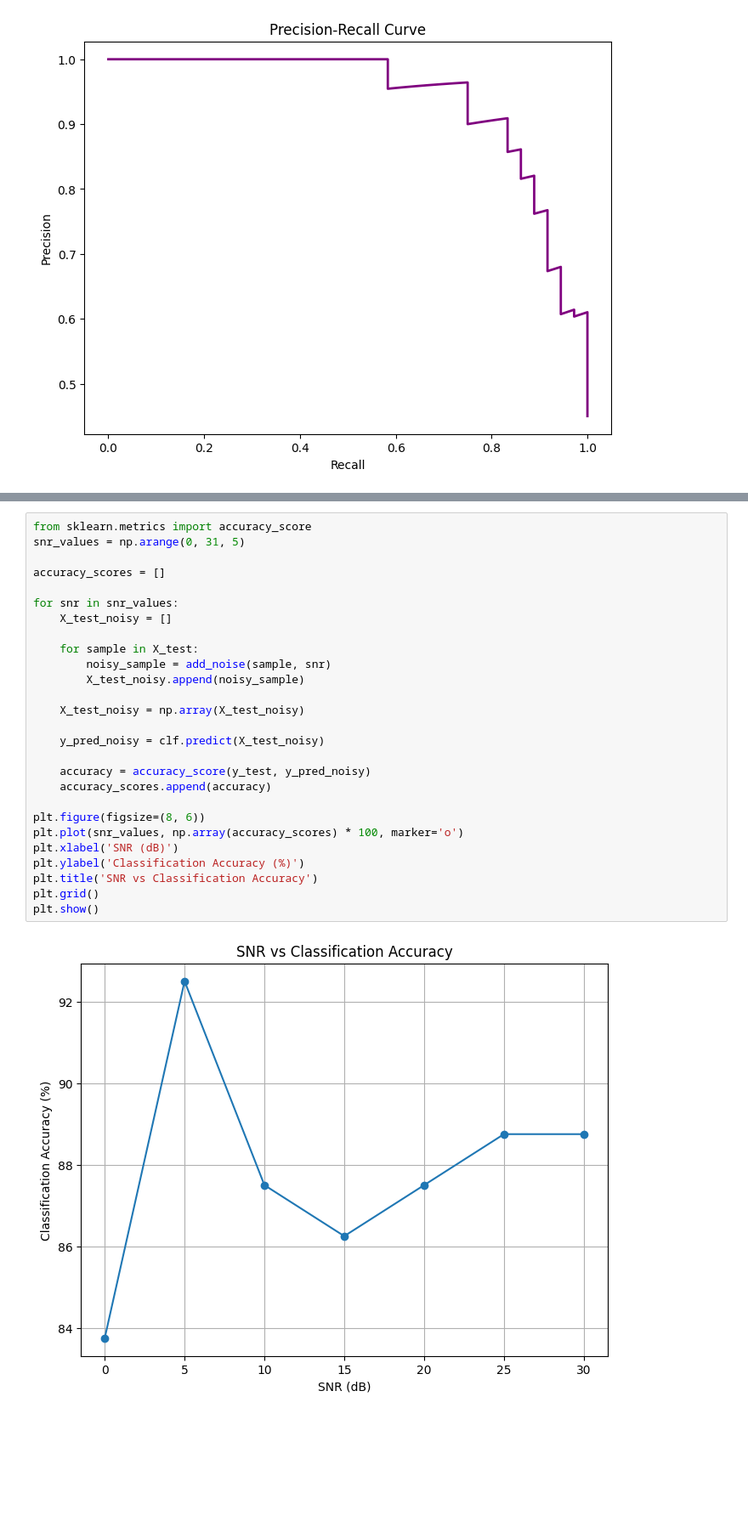
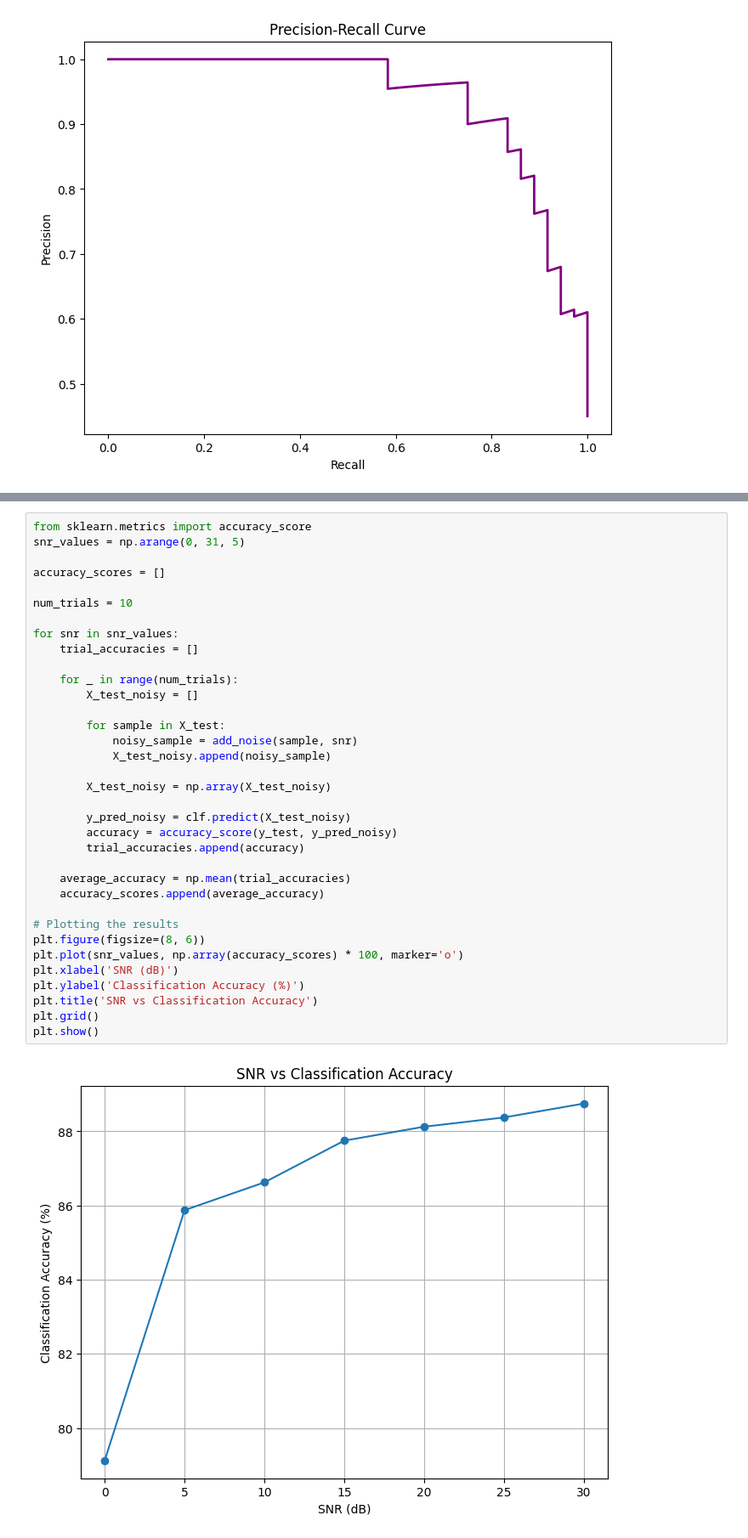
Before and after one commit to momoh127/SeniorDesign-MLModeling, a Jupyter notebook: MLModeling.ipynb, the cells around one changed output, grey strips where cells are left out. Shown at 85% size. Drawn from its saved outputs; the diff is of its cells as text; blank space fills up the shorter version.

Commit message:
edited the white noise function + more trials for the classification vs snr graoh

```diff
--- a/MLModeling.ipynb
+++ b/MLModeling.ipynb
@@ -153,29 +149,37 @@ def add_noise(audio, snr_db):
 # %%
 from sklearn.metrics import accuracy_score
 snr_values = np.arange(0, 31, 5)
 
 accuracy_scores = []
 
+num_trials = 10
+
 for snr in snr_values:
-    X_test_noisy = []
+    trial_accuracies = []
 
-    for sample in X_test:
-        noisy_sample = add_noise(sample, snr)
-        X_test_noisy.append(noisy_sample)
+    for _ in range(num_trials):
+        X_test_noisy = []
 
-    X_test_noisy = np.array(X_test_noisy)
+        for sample in X_test:
+            noisy_sample = add_noise(sample, snr)
+            X_test_noisy.append(noisy_sample)
 
-    y_pred_noisy = clf.predict(X_test_noisy)
+        X_test_noisy = np.array(X_test_noisy)
 
-    accuracy = accuracy_score(y_test, y_pred_noisy)
-    accuracy_scores.append(accuracy)
+        y_pred_noisy = clf.predict(X_test_noisy)
+        accuracy = accuracy_score(y_test, y_pred_noisy)
+        trial_accuracies.append(accuracy)
 
+    average_accuracy = np.mean(trial_accuracies)
+    accuracy_scores.append(average_accuracy)
+
+# Plotting the results
 plt.figure(figsize=(8, 6))
 plt.plot(snr_values, np.array(accuracy_scores) * 100, marker='o')
 plt.xlabel('SNR (dB)')
 plt.ylabel('Classification Accuracy (%)')
 plt.title('SNR vs Classification Accuracy')
 plt.grid()
 plt.show()
 # %% [output]
-[figure, old version]
+[figure, new version]
```
Also changed, not shown: parts of 1 cell of this notebook.
